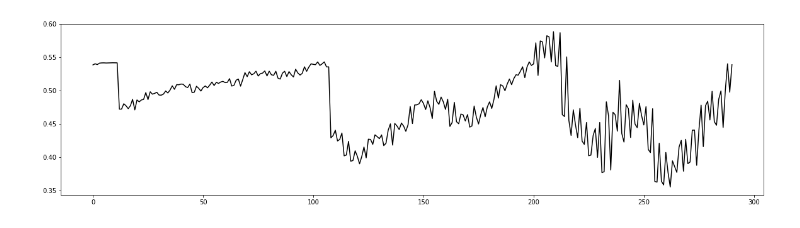
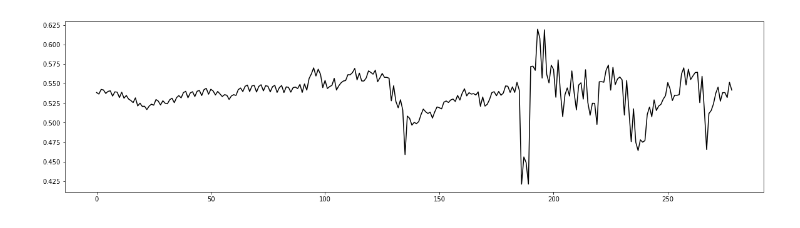
Before and after one commit to ai357060/flower, a Jupyter notebook: wm/model.ipynb, the cells around one changed output. Drawn from its saved outputs; the diff is of its cells as text; code cells hidden in the pictures.

```diff
--- a/wm/model.ipynb
+++ b/wm/model.ipynb
@@ -54,17 +54,16 @@ result_one_column = scaler.fit_transform(one_column)
 df = result_one_column.reshape(test_df.shape)
 # %%
 import matplotlib.pyplot as plt
-slice56 = df[2522,:]
-slice56 = df[0,:]
+slice56 = df[-1,:]
 x = range(0,len(slice56))
 y = slice56
 fig = plt.figure(figsize=(20,5))
 # plt.axis('off')
 # plt.ylim(0,1)
 # plt.plot(x, y,'o',linestyle='None', markersize = 1.0,color='black')
 plt.plot(x, y,color='black')
 plt.show()
 
 fig.savefig('books_read.png', dpi=100, bbox_inches='tight', pad_inches=0,transparent=True)
 # %% [output]
-[figure, old version]
+[figure, new version]
```
Also changed, not shown: parts of 12 cells of this notebook, 5 other files.
